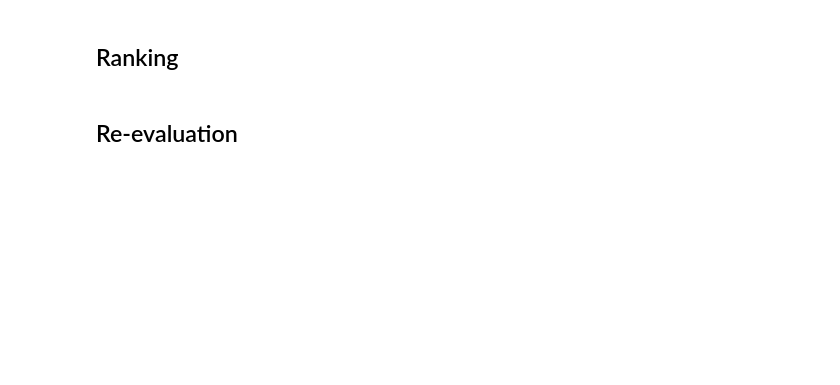
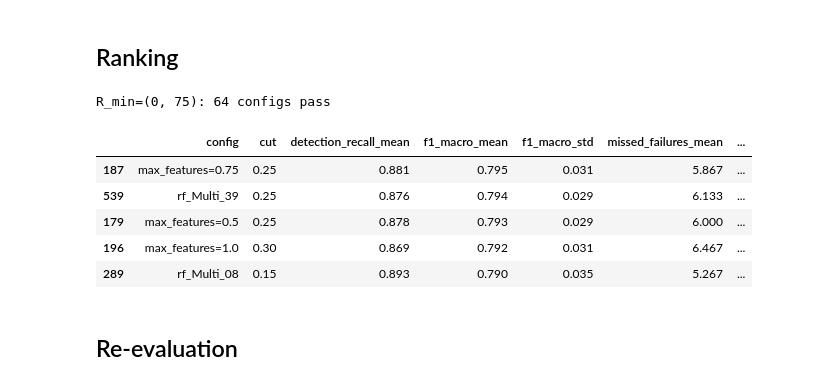
Before and after one commit to migasantunes/ai4i-predictive-maintenance, a Jupyter notebook: notebooks/03_random_forest.ipynb, the cells around one changed output. Drawn from its saved outputs; the diff is of its cells as text; code cells hidden in the pictures; blank space fills up the shorter version.

```diff
--- a/notebooks/03_random_forest.ipynb
+++ b/notebooks/03_random_forest.ipynb
@@ -279,9 +290,9 @@ SHOW_M = ["config", "cut", "detection_recall_mean", "f1_macro_mean", "f1_macro_s
           "missed_failures_mean", "false_alarms_mean",
           "recall_TWF_mean", "recall_HDF_mean", "recall_PWF_mean", "recall_OSF_mean"]
 
-refs = [("baseline", {}),                                         # 300 trees, no class weight
+refs = [("baseline", {}),
         ("sklearn_default", {"n_estimators": 100}),
-        ("rf09_from_T8", {"n_estimators": 200, "min_samples_leaf": 2,   # does the binary winner transfer?
+        ("rf09", {"n_estimators": 200, "min_samples_leaf": 2,
                           "max_features": 1.0, "max_depth": 5})]
 all_probas_m, tables_m = {}, []
 for name, params in refs:
@@ -339,13 +396,17 @@ pool_m = pd.concat(tables_m + [sweeps_m.drop(columns=["sweep_param", "sweep_valu
 # %% [markdown]
 ## Ranking
 # %%
-top = pool_m.sort_values("f1_macro_mean", ascending=False).head(10)
-display(top[SHOW_M + ["n_estimators", "max_depth", "min_samples_leaf", "max_features", "class_weight"]].round(3))
-
-for r_min in [0.65, 0.70, 0.75, 0.80]:
-    best_r = best_per_config_multi(pool_m, r_min)
-    print(f"R_min={r_min}: {len(best_r)} configs pass")
-    display(best_r.sort_values("f1_macro_mean", ascending=False).head(5)[SHOW_M].round(3))
+best_r = best_per_config_multi(pool_m, 0.75)
+print(f"R_min={0,75}: {len(best_r)} configs pass")
+display(best_r.sort_values("f1_macro_mean", ascending=False).head(5)[SHOW_M].round(3))
+# %% [output]
+R_min=(0, 75): 64 configs pass
+|  | config | cut | detection_recall_mean | f1_macro_mean | f1_macro_std | missed_failures_mean | ... |
+| 187 | max_features=0.75 | 0.25 | 0.881 | 0.795 | 0.031 | 5.867 | ... |
+| 539 | rf_Multi_39 | 0.25 | 0.876 | 0.794 | 0.029 | 6.133 | ... |
+| 179 | max_features=0.5 | 0.25 | 0.878 | 0.793 | 0.029 | 6.000 | ... |
+| 196 | max_features=1.0 | 0.30 | 0.869 | 0.792 | 0.031 | 6.467 | ... |
+| 289 | rf_Multi_08 | 0.15 | 0.893 | 0.790 | 0.035 | 5.267 | ... |
 # %% [markdown]
 ## Re-evaluation
 # %%
```
Also changed, not shown: parts of 11 cells of this notebook, 5 other files.
